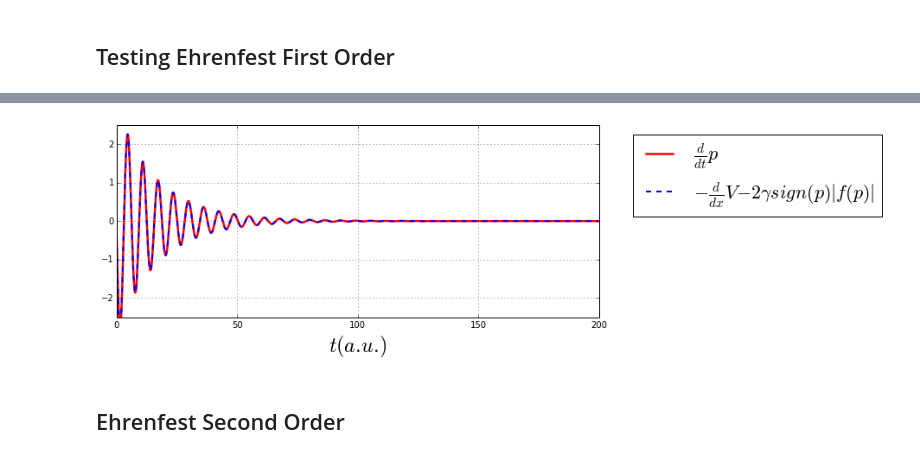
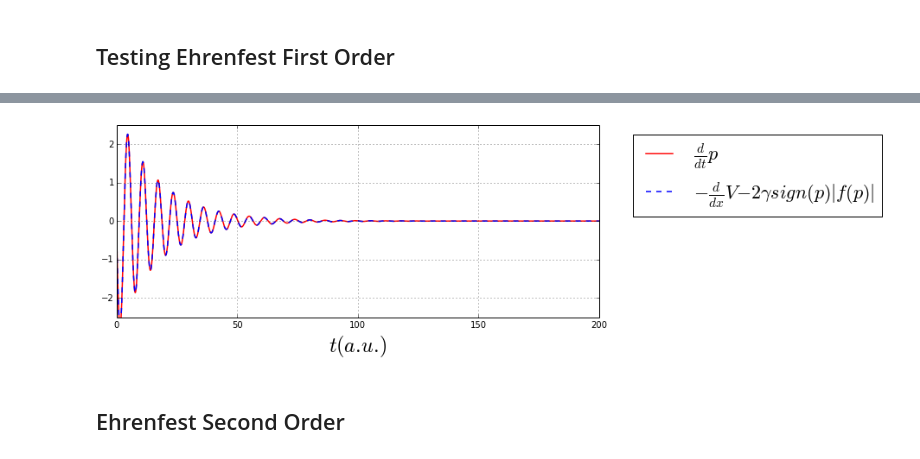
Before and after one commit to cabrer7/PyWignerCUDA, a Jupyter notebook: instances/Rho2D/Ohmic/grid256_L6.0_epsilon0.5_amplitude20/Damping_XX_PInit3_Omega1_Gamma0.07_DTheta0.0143.ipynb, the cells around one changed output, grey strips where cells are left out. Cells and saved outputs as stored; diff of their text form; code cells hidden in the pictures.

```diff
--- a/instances/Rho2D/Ohmic/grid256_L6.0_epsilon0.5_amplitude20/Damping_XX_PInit3_Omega1_Gamma0.07_DTheta0.0143.ipynb
+++ b/instances/Rho2D/Ohmic/grid256_L6.0_epsilon0.5_amplitude20/Damping_XX_PInit3_Omega1_Gamma0.07_DTheta0.0143.ipynb
@@ -387,23 +385,23 @@ plot_Ehrenfest_dxdt();
 # %%
 fig, ax = plt.subplots(figsize=(10, 4))
 
 ax.plot( instance.timeRange ,   np.gradient( instance.P_average, instance.dt).real ,'-' ,
-        label = '$\\frac{d}{dt}p$' ,color = 'r' , linewidth=2.5)
+        label = '$\\frac{d}{dt}p$' ,color = 'r' , linewidth=1.5)
 
 ax.plot( instance.timeRange , -instance.dPotentialdX_average - 2*instance.gammaDamping*instance.P_average , '--' ,
-        label = '$-\\frac{d}{dx}V - 2 \\gamma sign(p) |f(p)| $' ,linewidth=2.)
+        label = '$-\\frac{d}{dx}V - 2 \\gamma sign(p) |f(p)| $' ,linewidth=1.5)
 
 
 axis_font = {'fontname':'Times', 'size':'24'}
 ax.set_xlabel(r'$t (a.u.)$',**axis_font)
 
 ax.legend(bbox_to_anchor=(1.05, 1), loc=2, prop={'size':22})
 ax.set_ylim(- 2.5 , 2.5)
 #ax.set_xlabel('t')
 ax.set_ylabel(' ')
 ax.grid();
 # %% [output]
-[figure, old version]
+[figure, new version]
 # %% [markdown]
 ## Ehrenfest Second Order
 # %%
```
Also changed, not shown: parts of 14 cells of this notebook, 9 other files.
